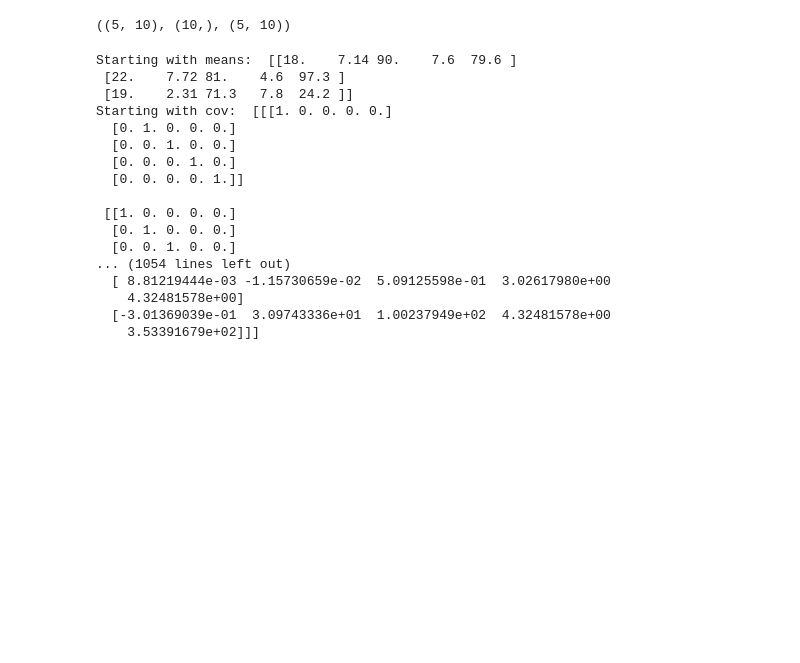
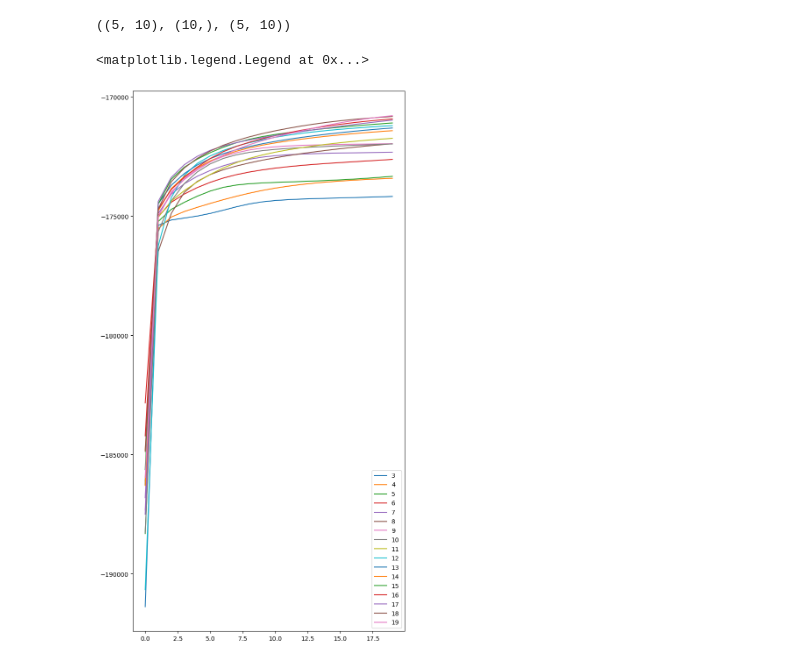
Before and after one commit to Ak62007/Deep-Generative-Modelling, a Jupyter notebook: notebooks/higher_dim_gaussian_mixture_model.ipynb, the cells around one changed output. Saved outputs shown, nothing was run; the diff lists cells and outputs as text; code cells hidden in the pictures; blank space fills up the shorter version.

```diff
--- a/notebooks/higher_dim_gaussian_mixture_model.ipynb
+++ b/notebooks/higher_dim_gaussian_mixture_model.ipynb
@@ -90,8 +88,13 @@ dim = 5
 k = 3
 prior = 1/k
 initial_means = (training_set.iloc[np.random.randint(low=0, high=len(training_set)-1, size=3)][["age", "study_hours", "class_attendance", 'sleep_hours', "exam_score"]]).to_numpy()
-I = np.eye(5)
-stacked_cov = np.stack([I, I, I], axis=0)
+
+data_cov = np.cov(training_set.T)
+initial_cov = np.array([
+    data_cov * 0.8 + np.eye(5) * 0.1,
+    data_cov * 1.0 + np.eye(5) * 0.1,
+    data_cov * 1.2 + np.eye(5) * 0.1,
+])
 # %%
 prior
 # %% [output]
@@ -226,4 +225,28 @@ c = a * b
 a.shape, b.shape, c.shape
 # %% [output]
 ((5, 10), (10,), (5, 10))
+# %%
+def compute_log_likelihood(X: np.array, means: np.array, cov: np.array, prior: float) -> float:
+    """Calcutates the log-likelihood of the GMMs how well they are fitting the data.
+
+    Args:
+        X (np.array): data
+        means (np.array): means of the sources
+        cov (np.array): covariance matrixes of the sources
+        prior (float): prior
+
+    Returns:
+        float: total log-likehood
+    """
+    likelihoods = np.zeros((len(X), means.shape[0]))
+
+    for k in range(means.shape[0]):
+        likelihoods[:, k] = multivariate_normal_pdf(x=X, mean=means[k], cov=cov[k])
+
+    weighted_likelihoods = likelihoods * prior
+    total_likelihood = weighted_likelihoods.sum(axis=1)
+
+    log_likelihood = np.log(total_likelihood + 1e-15).sum()
+
+    return log_likelihood
 # %%
@@ -261,20 +295,0 @@ def higher_dim_expectation_maximization(X: np.array, initial_means: np.array, in
-# %%
-updated_means, updated_cov = higher_dim_expectation_maximization(X=training_set, initial_means=initial_means, initial_cov=stacked_cov)
-# %% [output]
-Starting with means:  [[18.    7.14 90.    7.6  79.6 ]
- [22.    7.72 81.    4.6  97.3 ]
- [19.    2.31 71.3   7.8  24.2 ]]
-Starting with cov:  [[[1. 0. 0. 0. 0.]
-  [0. 1. 0. 0. 0.]
-  [0. 0. 1. 0. 0.]
-  [0. 0. 0. 1. 0.]
-  [0. 0. 0. 0. 1.]]
-
- [[1. 0. 0. 0. 0.]
-  [0. 1. 0. 0. 0.]
-  [0. 0. 1. 0. 0.]
-... (1054 lines left out)
-  [ 8.81219444e-03 -1.15730659e-02  5.09125598e-01  3.02617980e+00
-    4.32481578e+00]
-  [-3.01369039e-01  3.09743336e+01  1.00237949e+02  4.32481578e+00
-    3.53391679e+02]]]
@@ -280,0 +302,14 @@ Starting with cov:  [[[1. 0. 0. 0. 0.]
+# %%
+plt.figure(figsize=(8,16))
+for k in range(3, 20):
+    _, _, ll = higher_dim_expectation_maximization(
+        X=training_set.values,
+        K=k,
+        iterations=20
+    )
+    plt.plot(ll, label=k)
+
+plt.legend()
+# %% [output]
+<matplotlib.legend.Legend at 0x...>
+[figure, added]
```
Also changed, not shown: parts of 10 cells of this notebook.
